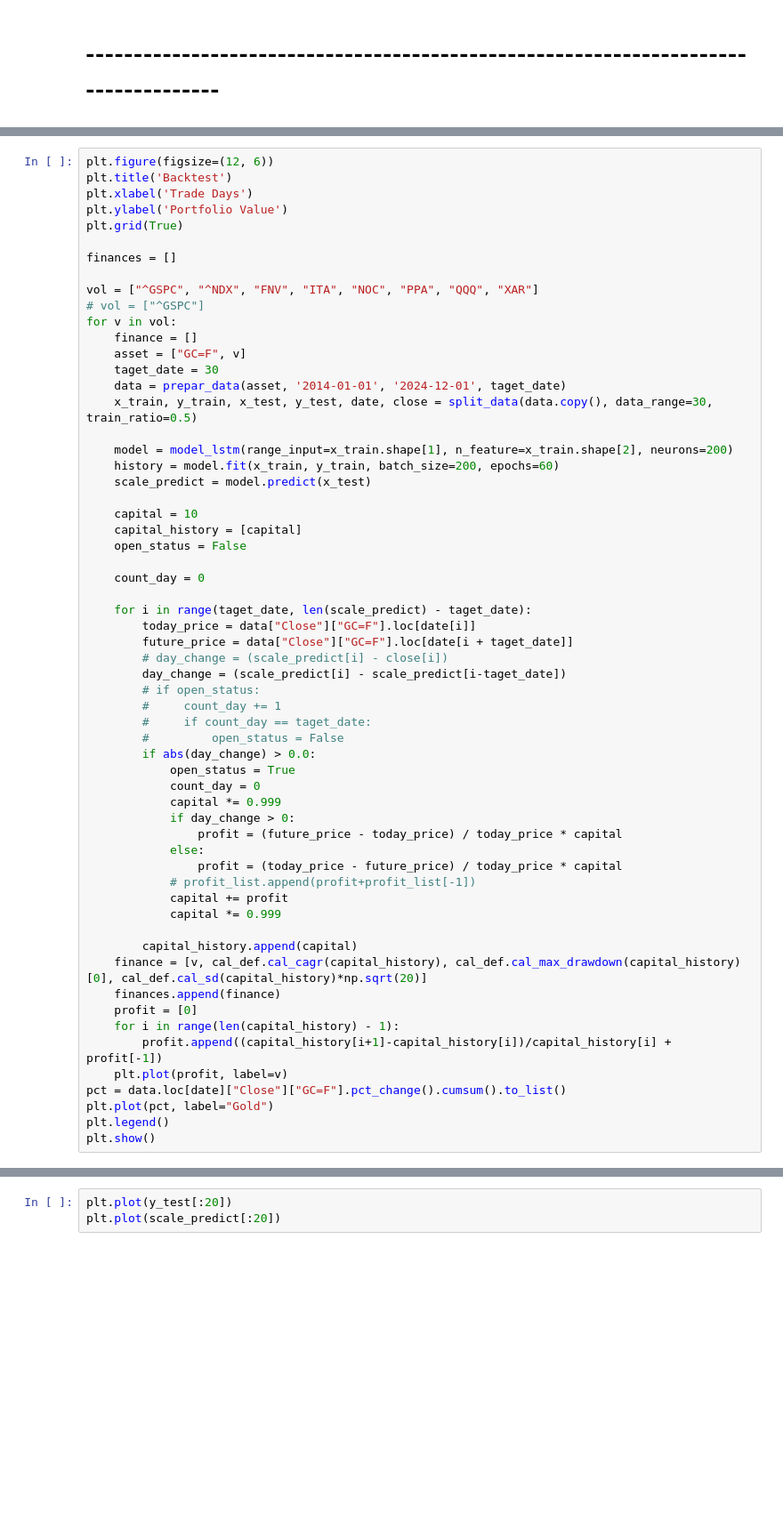
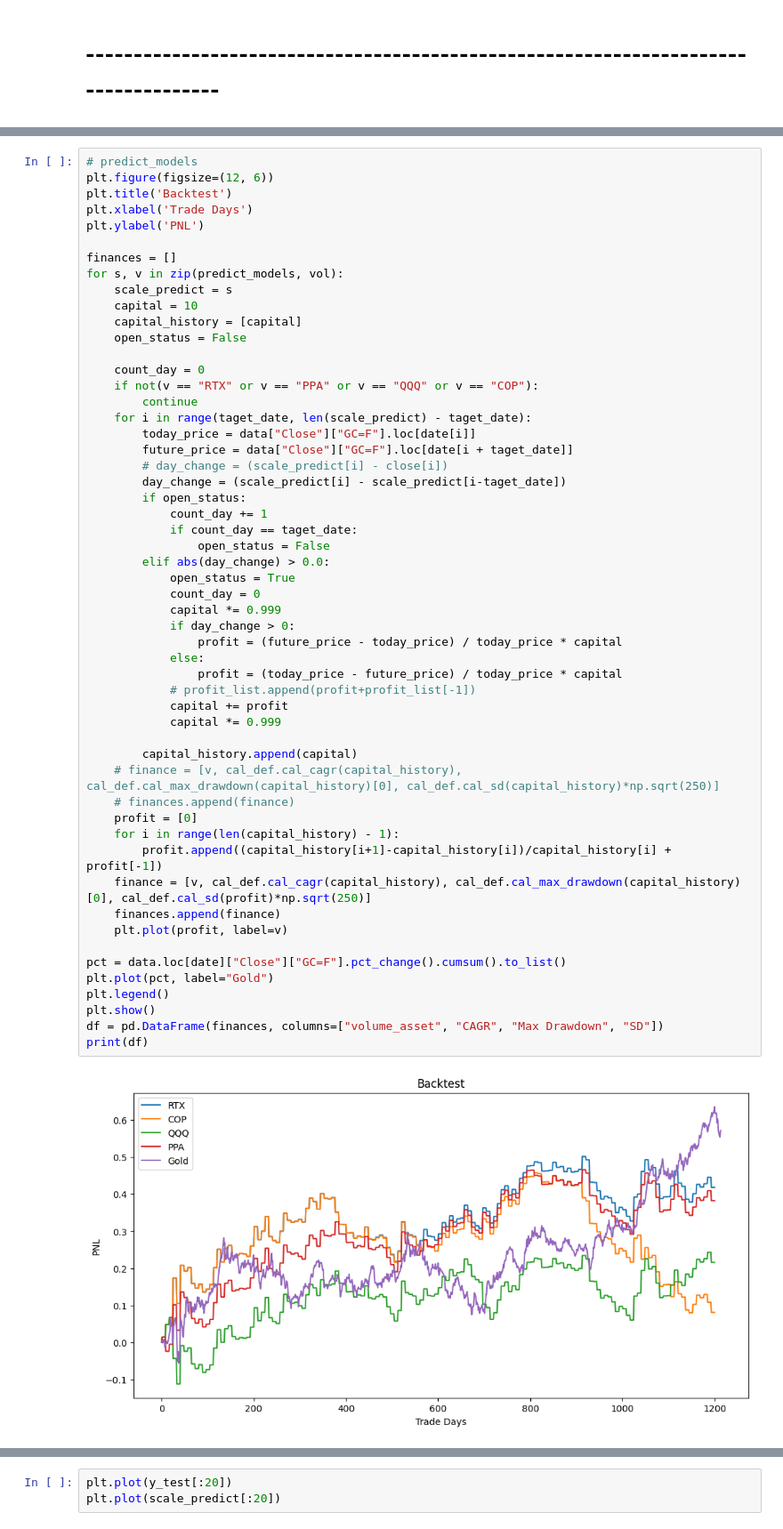
Before and after one commit to BrossBoy/internship, a Jupyter notebook: lstm_gold_volume.ipynb, the cells around one changed output, grey strips where cells are left out. Shown at 89% size. Drawn from its saved outputs; the diff is of its cells as text; blank space fills up the shorter version.

```diff
--- a/lstm_gold_volume.ipynb
+++ b/lstm_gold_volume.ipynb
@@ -152,61 +503,56 @@ pct = data.loc[date]["Close"]["GC=F"].pct_change().cumsum()
 # %%
+# predict_models
 plt.figure(figsize=(12, 6))
 plt.title('Backtest')
 plt.xlabel('Trade Days')
-plt.ylabel('Portfolio Value')
-plt.grid(True)
+plt.ylabel('PNL')
 
 finances = []
-
-vol = ["^GSPC", "^NDX", "FNV", "ITA", "NOC", "PPA", "QQQ", "XAR"]
-# vol = ["^GSPC"]
-for v in vol:
-    finance = []
-    asset = ["GC=F", v]
-    taget_date = 30
-    data = prepar_data(asset, '2014-01-01', '2024-12-01', taget_date)
-    x_train, y_train, x_test, y_test, date, close = split_data(data.copy(), data_range=30, train_ratio=0.5)
-
-    model = model_lstm(range_input=x_train.shape[1], n_feature=x_train.shape[2], neurons=200)
-    history = model.fit(x_train, y_train, batch_size=200, epochs=60)
-    scale_predict = model.predict(x_test)
-
+for s, v in zip(predict_models, vol):
+    scale_predict = s
     capital = 10
     capital_history = [capital]
     open_status = False
 
     count_day = 0
-
+    if not(v == "RTX" or v == "PPA" or v == "QQQ" or v == "COP"):
+        continue
     for i in range(taget_date, len(scale_predict) - taget_date):
         today_price = data["Close"]["GC=F"].loc[date[i]]
         future_price = data["Close"]["GC=F"].loc[date[i + taget_date]]
         # day_change = (scale_predict[i] - close[i])
         day_change = (scale_predict[i] - scale_predict[i-taget_date])
-        # if open_status:
-        #     count_day += 1
-        #     if count_day == taget_date:
-        #         open_status = False
-        if abs(day_change) > 0.0:
+        if open_status:
+            count_day += 1
+            if count_day == taget_date:
+                open_status = False
+        elif abs(day_change) > 0.0:
             open_status = True
             count_day = 0
             capital *= 0.999
             if day_change > 0:
                 profit = (future_price - today_price) / today_price * capital
             else:
                 profit = (today_price - future_price) / today_price * capital
             # profit_list.append(profit+profit_list[-1])
             capital += profit
             capital *= 0.999
 
         capital_history.append(capital)
-    finance = [v, cal_def.cal_cagr(capital_history), cal_def.cal_max_drawdown(capital_history)[0], cal_def.cal_sd(capital_history)*np.sqrt(20)]
-    finances.append(finance)
+    # finance = [v, cal_def.cal_cagr(capital_history), cal_def.cal_max_drawdown(capital_history)[0], cal_def.cal_sd(capital_history)*np.sqrt(250)]
+    # finances.append(finance)
     profit = [0]
     for i in range(len(capital_history) - 1):
         profit.append((capital_history[i+1]-capital_history[i])/capital_history[i] + profit[-1])
+    finance = [v, cal_def.cal_cagr(capital_history), cal_def.cal_max_drawdown(capital_history)[0], cal_def.cal_sd(profit)*np.sqrt(250)]
+    finances.append(finance)
     plt.plot(profit, label=v)
+
 pct = data.loc[date]["Close"]["GC=F"].pct_change().cumsum().to_list()
 plt.plot(pct, label="Gold")
 plt.legend()
 plt.show()
+df = pd.DataFrame(finances, columns=["volume_asset", "CAGR", "Max Drawdown", "SD"])
+print(df)
 # %% [output]
+[figure, added]
```
Also changed, not shown: parts of 17 cells of this notebook.
